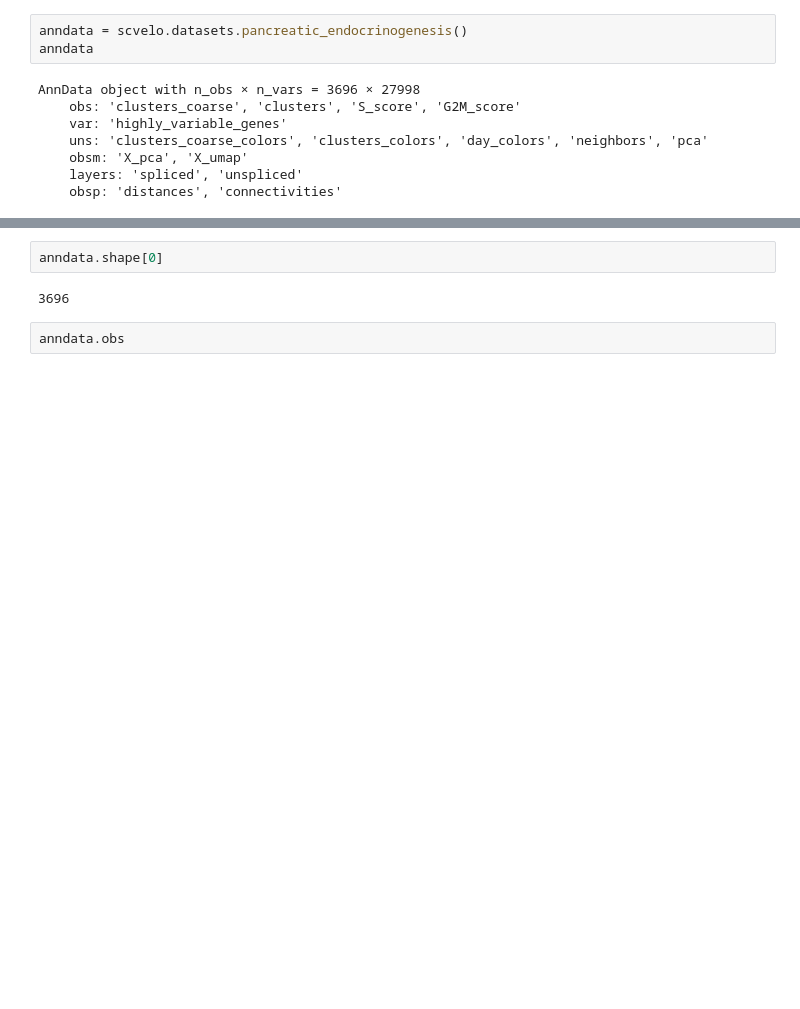
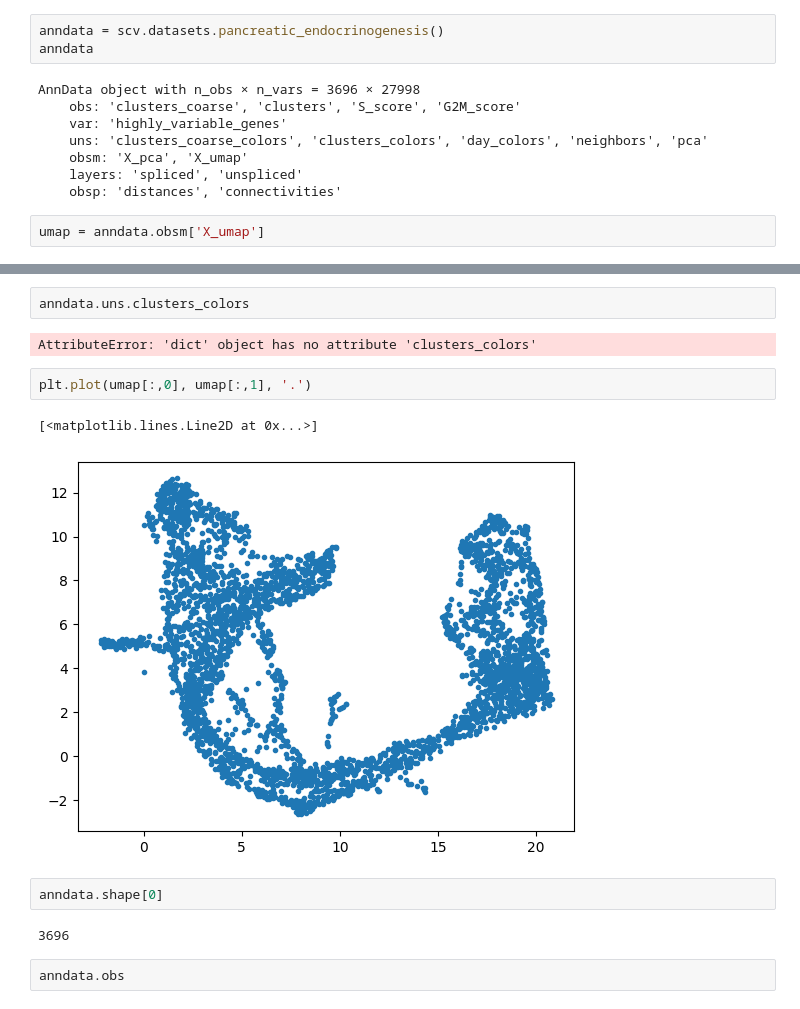
Before and after one commit to Fkrgl/scTransformer, a Jupyter notebook: src/scvelo-pancreatic_endocrinogenesis.ipynb, the cells around one changed output, grey strips where cells are left out. Saved outputs shown, nothing was run; the diff lists cells and outputs as text; blank space fills up the shorter version.

```diff
--- a/src/scvelo-pancreatic_endocrinogenesis.ipynb
+++ b/src/scvelo-pancreatic_endocrinogenesis.ipynb
@@ -4,7 +5,7 @@ import numpy as np
 # %% [markdown]
 scvelo has some standard datasets included, e.g. one about pancreatic endocrinogenesis. The package is for velocity analysis but in the inital stage we can use any scRNA-seq dataset.
 # %%
-anndata = scvelo.datasets.pancreatic_endocrinogenesis()
+anndata = scv.datasets.pancreatic_endocrinogenesis()
 anndata
 # %% [output]
 AnnData object with n_obs × n_vars = 3696 × 27998
@@ -14,3 +15,5 @@ AnnData object with n_obs × n_vars = 3696 × 27998
     obsm: 'X_pca', 'X_umap'
     layers: 'spliced', 'unspliced'
     obsp: 'distances', 'connectivities'
+# %%
+umap = anndata.obsm['X_umap']
@@ -17,3 +37,12 @@ AnnData object with n_obs × n_vars = 3696 × 27998
+# %%
+anndata.uns.clusters_colors
+# %% [output]
+AttributeError: 'dict' object has no attribute 'clusters_colors'
+# %%
+plt.plot(umap[:,0], umap[:,1], '.')
+# %% [output]
+[<matplotlib.lines.Line2D at 0x...>]
+[figure, added]
 # %%
 anndata.shape[0]
 # %% [output]
```
Also changed, not shown: parts of 2 cells of this notebook, 4 other files.
